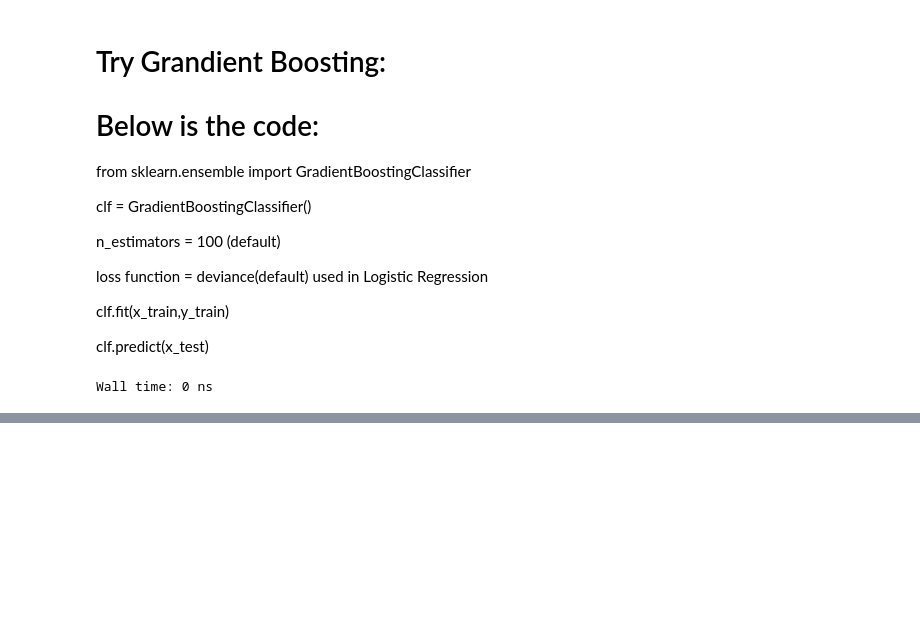
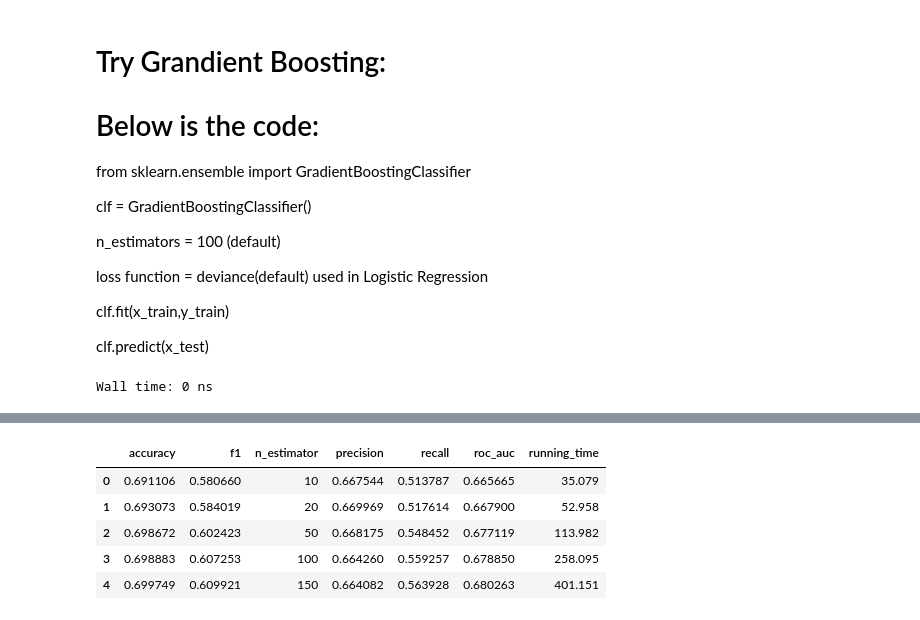
Before and after one commit to yukaabe/Springboard-datasciencebootcamp-repo, a Jupyter notebook: Airbnb modeling Script Part One - Binary Classification.ipynb, the cells around one changed output, grey strips where cells are left out. Cells and saved outputs as stored; diff of their text form; code cells hidden in the pictures; blank space fills up the shorter version.

```diff
--- a/Airbnb modeling Script Part One - Binary Classification.ipynb
+++ b/Airbnb modeling Script Part One - Binary Classification.ipynb
@@ -1017,0 +1231,9 @@ score.groupby('n_estimator')['roc_auc'].mean().plot(title="Roc Auc of Adaboostin
+# %%
+score
+# %% [output]
+|  | accuracy | f1 | n_estimator | precision | recall | roc_auc | running_time |
+| 0 | 0.691106 | 0.580660 | 10 | 0.667544 | 0.513787 | 0.665665 | 35.079 |
+| 1 | 0.693073 | 0.584019 | 20 | 0.669969 | 0.517614 | 0.667900 | 52.958 |
+| 2 | 0.698672 | 0.602423 | 50 | 0.668175 | 0.548452 | 0.677119 | 113.982 |
+| 3 | 0.698883 | 0.607253 | 100 | 0.664260 | 0.559257 | 0.678850 | 258.095 |
+| 4 | 0.699749 | 0.609921 | 150 | 0.664082 | 0.563928 | 0.680263 | 401.151 |
```
Also changed, not shown: parts of 36 cells of this notebook.
